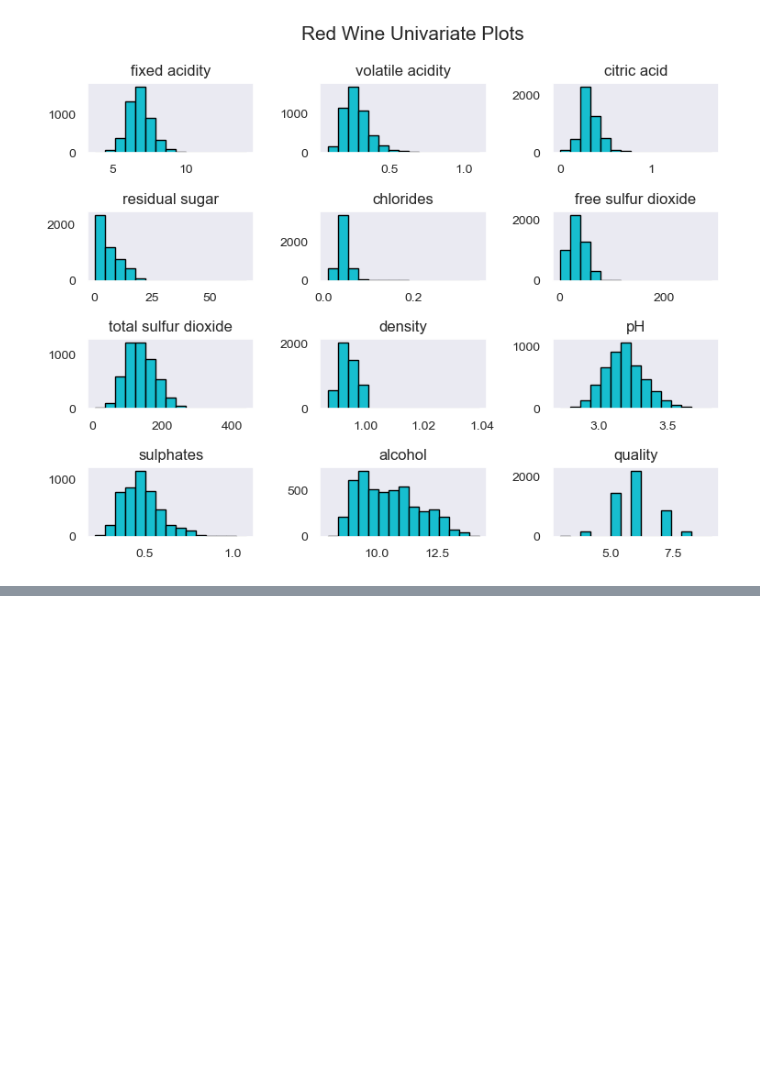
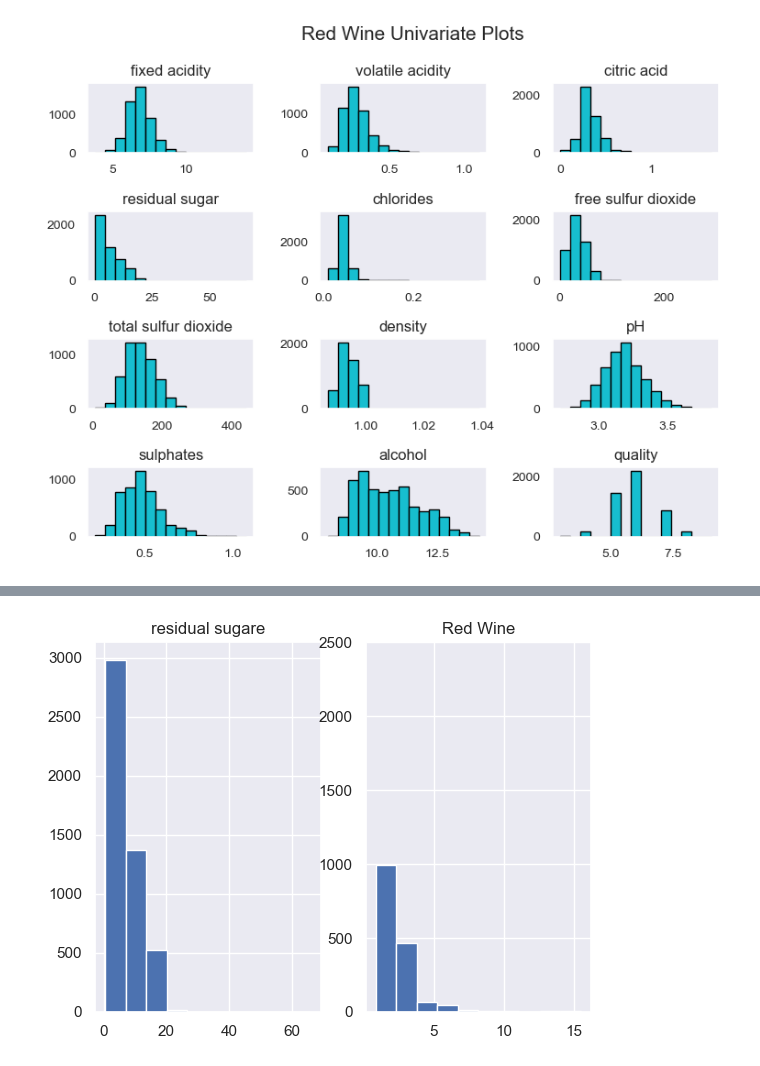
Before and after one commit to satomi26/Project-2, a Jupyter notebook: wine_2.ipynb, the cells around one changed output, grey strips where cells are left out. Saved outputs shown, nothing was run; the diff lists cells and outputs as text; code cells hidden in the pictures; blank space fills up the shorter version.

```diff
--- a/wine_2.ipynb
+++ b/wine_2.ipynb
@@ -112,0 +118,16 @@ rt = plt.suptitle('Red Wine Univariate Plots', x=0.65, y=1.25, fontsize=15)
+# %%
+figure, axs = plt.subplots(1, 2)
+sugar_white = df_white["residual sugar"]
+sugar_red = df_red["residual sugar"]
+# For Sine Function
+axs[0].set_title("residual sugare")
+axs[1].set_title("Red Wine")
+
+axs[0].hist(sugar_white)
+axs[1].hist(sugar_red)
+
+plt.ylim(0, 2500)
+
+plt.show()
+# %% [output]
+[figure, added]
```
Also changed, not shown: parts of 1 cell of this notebook, 1 other file.
